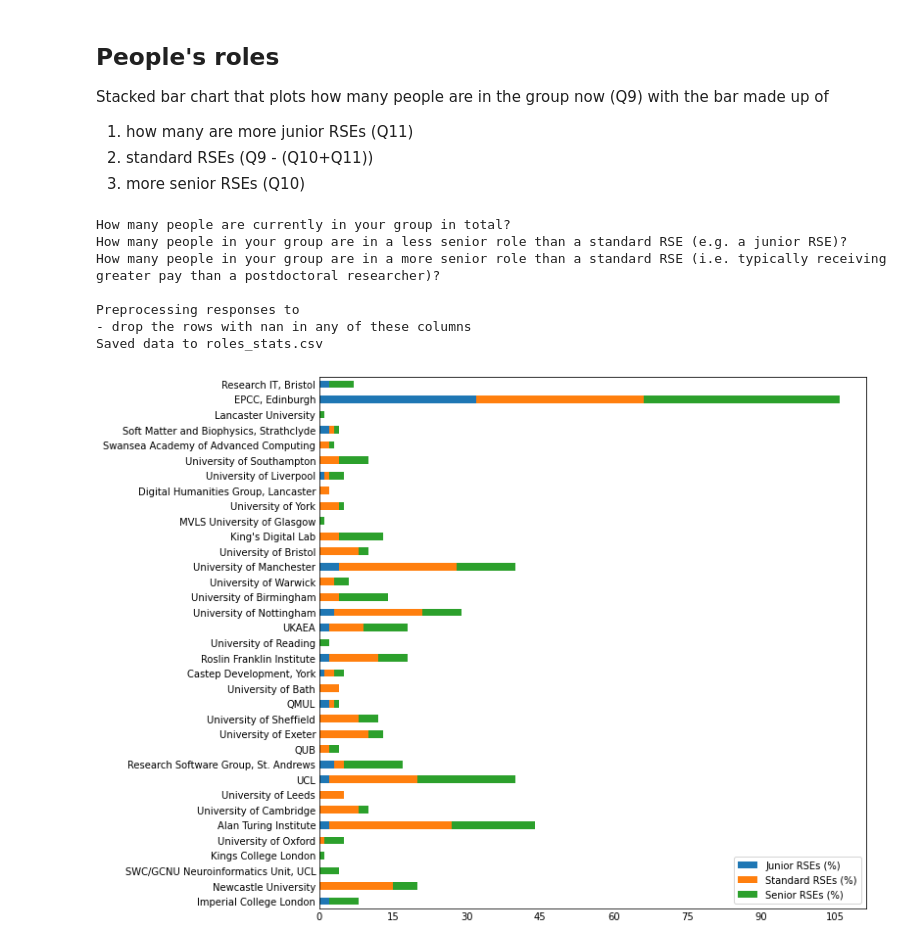
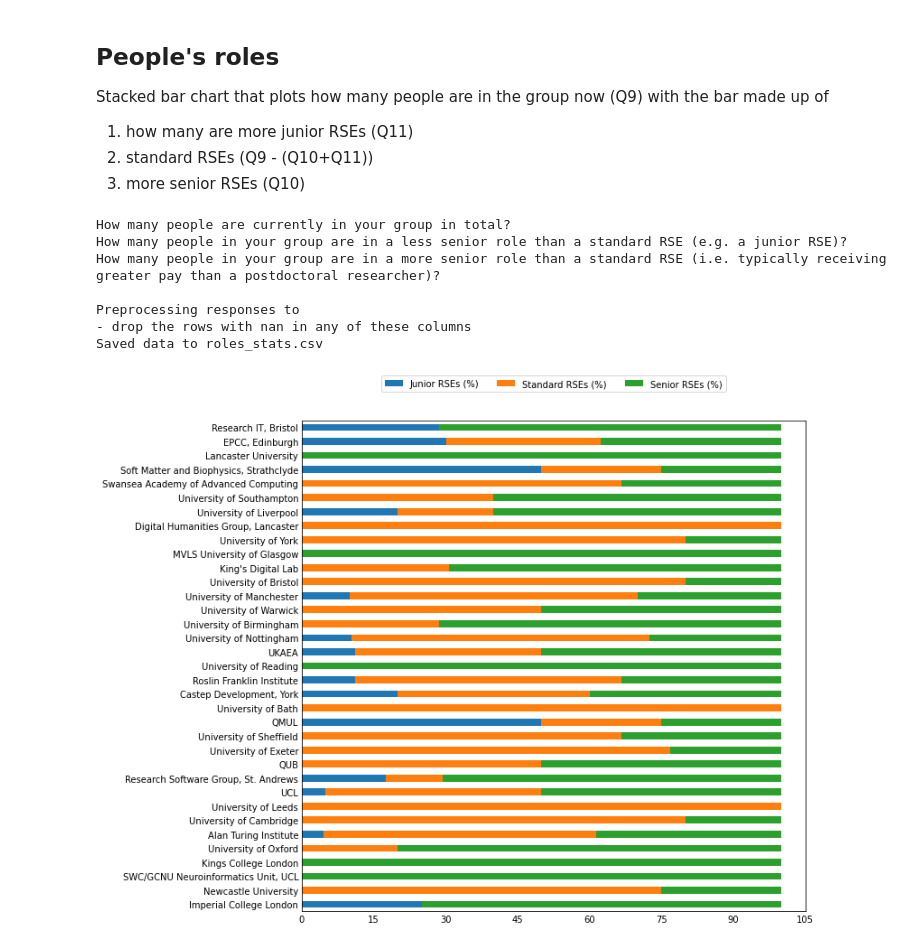
Before and after one commit to softwaresaved/RSE-Group-Leaders-Survey-2023_Python, a Jupyter notebook: notebooks/PRODUCE_report.ipynb, the cells around one changed output. Saved outputs shown, nothing was run; the diff lists cells and outputs as text; code cells hidden in the pictures.

Commit message:
Fixed percentage roles plot.

```diff
--- a/notebooks/PRODUCE_report.ipynb
+++ b/notebooks/PRODUCE_report.ipynb
@@ -499,35 +499,41 @@ dset2plot = dset2plot.dropna()
 # calculate the number of standard RSEs
 dset2plot[col_standard] = dset2plot[col_total] - (dset2plot[col_junior] + dset2plot[col_senior])
 
+# calculate the percentage of RSEs
+dset2plot[col_junior] = 100 * dset2plot[col_junior] / dset2plot[col_total]
+dset2plot[col_standard] = 100 * dset2plot[col_standard] / dset2plot[col_total]
+dset2plot[col_senior] = 100 * dset2plot[col_senior] / dset2plot[col_total]
+
 # rename columns
 dset2plot = dset2plot[[col_junior, col_standard, col_senior]]
 dset2plot = dset2plot.rename(columns={col_junior: "Junior RSEs (%)",
                                       col_standard: "Standard RSEs (%)",
                                       col_senior: "Senior RSEs (%)"},
                              inplace=False)
 
 # save data
 fname = f"roles_stats"
 util.save_dataset(dset2plot, fname=fname)
 if verbose:
     print(f"Saved data to {fname}.csv")
 
 # plot stacked bar chart of the number of RSEs
 dset2plot.plot.barh(stacked=True)
 plt.tick_params(axis="both", which="major", length=0)
 plt.gca().xaxis.set_major_locator(MaxNLocator(integer=True))
 plt.gcf().set_size_inches(10, 10)
 plt.ylabel("")
 plt.gcf().set_facecolor('white')
 plt.gcf().set_facecolor('white')
+plt.legend(bbox_to_anchor=(0.5, 1.1), loc='upper center', ncol=3)
 
 plt.show()
 # %% [output]
 How many people are currently in your group in total?
 How many people in your group are in a less senior role than a standard RSE (e.g. a junior RSE)?
 How many people in your group are in a more senior role than a standard RSE (i.e. typically receiving greater pay than a postdoctoral researcher)?
 
 Preprocessing responses to
 - drop the rows with nan in any of these columns
 Saved data to roles_stats.csv
-[figure, old version]
+[figure, new version]
```
Also changed, not shown: 2 other files.
